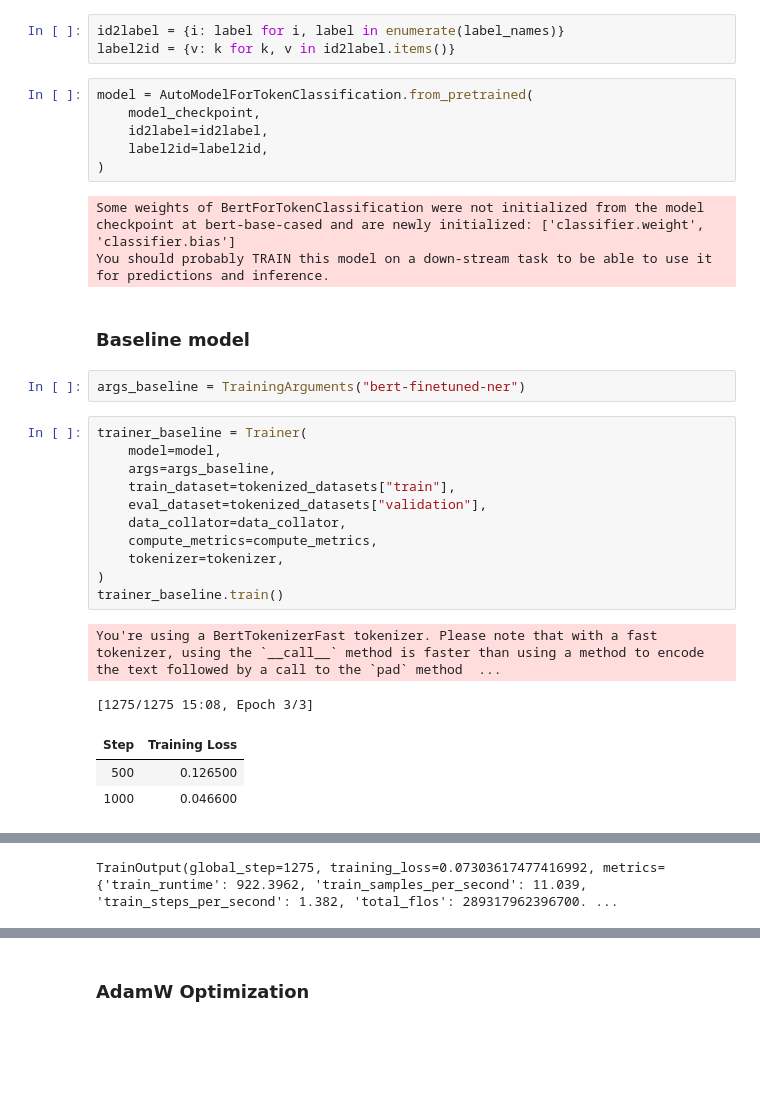
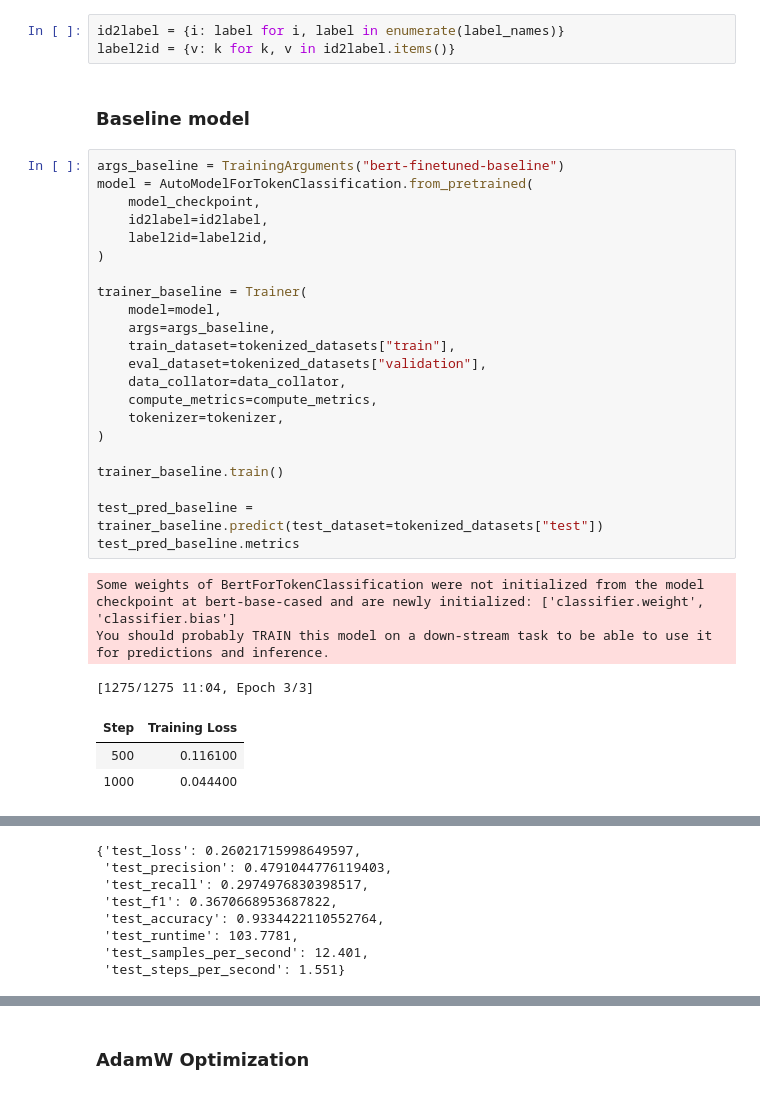
Before and after one commit to arsenignatosyan/text_mining, a Jupyter notebook: as2/assignment2.ipynb, the cells around one changed output, grey strips where cells are left out. Cells and saved outputs as stored; diff of their text form; blank space fills up the shorter version.

```diff
--- a/as2/assignment2.ipynb
+++ b/as2/assignment2.ipynb
@@ -188,33 +207,34 @@ def compute_metrics(eval_preds):
 # %%
 id2label = {i: label for i, label in enumerate(label_names)}
 label2id = {v: k for k, v in id2label.items()}
-# %%
-model = AutoModelForTokenClassification.from_pretrained(
-    model_checkpoint,
-    id2label=id2label,
-    label2id=label2id,
-)
-# %% [output]
-Some weights of BertForTokenClassification were not initialized from the model checkpoint at bert-base-cased and are newly initialized: ['classifier.weight', 'classifier.bias']
-You should probably TRAIN this model on a down-stream task to be able to use it for predictions and inference.
 # %% [markdown]
 ### Baseline model
-# %%
-args_baseline = TrainingArguments("bert-finetuned-ner")
 # %%
+args_baseline = TrainingArguments("bert-finetuned-baseline")
+model = AutoModelForTokenClassification.from_pretrained(
+    model_checkpoint,
+    id2label=id2label,
+    label2id=label2id,
+)
+
 trainer_baseline = Trainer(
     model=model,
     args=args_baseline,
     train_dataset=tokenized_datasets["train"],
     eval_dataset=tokenized_datasets["validation"],
     data_collator=data_collator,
     compute_metrics=compute_metrics,
     tokenizer=tokenizer,
 )
+
 trainer_baseline.train()
+
+test_pred_baseline = trainer_baseline.predict(test_dataset=tokenized_datasets["test"])
+test_pred_baseline.metrics
 # %% [output]
-You're using a BertTokenizerFast tokenizer. Please note that with a fast tokenizer, using the `__call__` method is faster than using a method to encode the text followed by a call to the `pad` method  ...
+Some weights of BertForTokenClassification were not initialized from the model checkpoint at bert-base-cased and are newly initialized: ['classifier.weight', 'classifier.bias']
+You should probably TRAIN this model on a down-stream task to be able to use it for predictions and inference.
-[1275/1275 15:08, Epoch 3/3]
+[1275/1275 11:04, Epoch 3/3]
 | Step | Training Loss |
-| 500 | 0.126500 |
-| 1000 | 0.046600 |
+| 500 | 0.116100 |
+| 1000 | 0.044400 |
@@ -221 +242,8 @@ You're using a BertTokenizerFast tokenizer. Please note that with a fast tokeniz
-TrainOutput(global_step=1275, training_loss=0.07303617477416992, metrics={'train_runtime': 922.3962, 'train_samples_per_second': 11.039, 'train_steps_per_second': 1.382, 'total_flos': 289317962396700. ...
+{'test_loss': 0.26021715998649597,
+ 'test_precision': 0.4791044776119403,
+ 'test_recall': 0.2974976830398517,
+ 'test_f1': 0.3670668953687822,
+ 'test_accuracy': 0.9334422110552764,
+ 'test_runtime': 103.7781,
+ 'test_samples_per_second': 12.401,
+ 'test_steps_per_second': 1.551}
```
Also changed, not shown: parts of 13 cells of this notebook.
